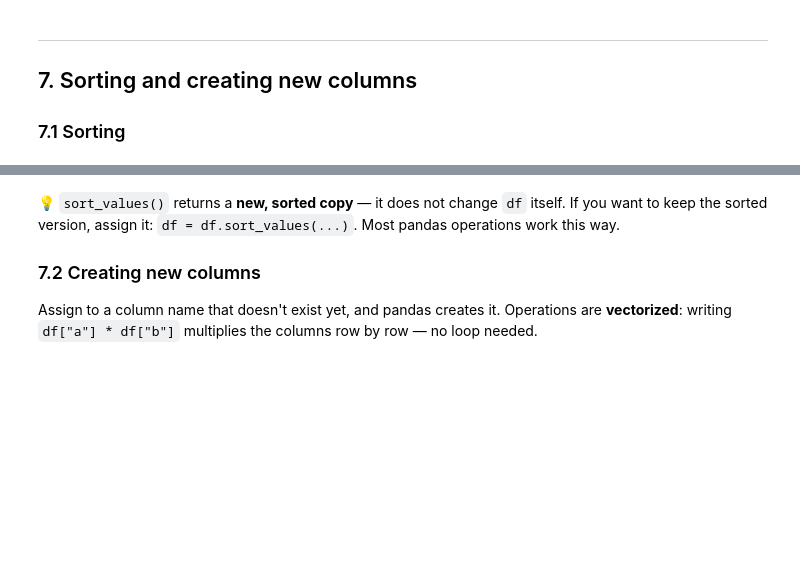
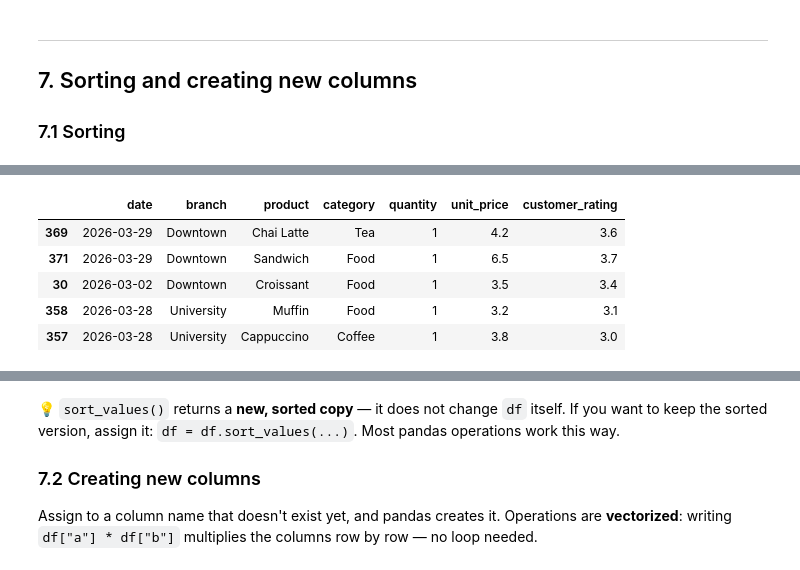
Before and after one commit to Lifa-Fanseka/Introduction-to-Data-Analysis, a Jupyter notebook: intro_data_analysis_pandas.ipynb, the cells around one changed output, grey strips where cells are left out. Cells and saved outputs as stored; diff of their text form; code cells hidden in the pictures; blank space fills up the shorter version.

```diff
--- a/intro_data_analysis_pandas.ipynb
+++ b/intro_data_analysis_pandas.ipynb
@@ -288,3 +496,12 @@ df.sort_values("customer_rating", ascending=False).head()  # best-rated sales fi
+# %%
+df.sort_values("quantity").head() #When you want to sort a single column in ascending order, there is no reason to write ascending=True, you can only do that if you are sorting out 2 columns at the same time
+# %% [output]
+|  | date | branch | product | category | quantity | unit_price | customer_rating |
+| 369 | 2026-03-29 | Downtown | Chai Latte | Tea | 1 | 4.2 | 3.6 |
+| 371 | 2026-03-29 | Downtown | Sandwich | Food | 1 | 6.5 | 3.7 |
+| 30 | 2026-03-02 | Downtown | Croissant | Food | 1 | 3.5 | 3.4 |
+| 358 | 2026-03-28 | University | Muffin | Food | 1 | 3.2 | 3.1 |
+| 357 | 2026-03-28 | University | Cappuccino | Coffee | 1 | 3.8 | 3.0 |
 # %%
 # Sort by several columns: branch A->Z, then quantity high->low within each branch
 df.sort_values(["branch", "quantity"], ascending=[True, False]).head()
```
Also changed, not shown: parts of 32 cells of this notebook.
